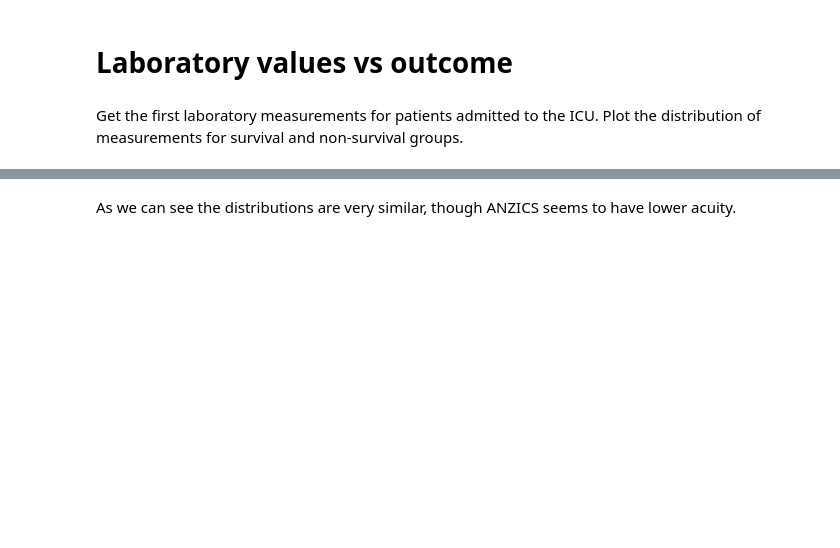
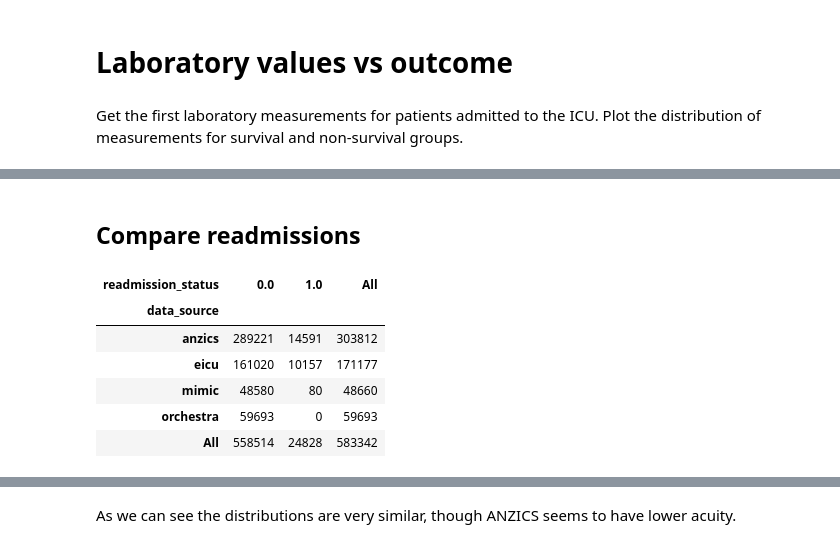
Before and after one commit to MIT-LCP/gossis, a Jupyter notebook: compare-data.ipynb, the cells around one changed output, grey strips where cells are left out. Cells and saved outputs as stored; diff of their text form; code cells hidden in the pictures; blank space fills up the shorter version.

```diff
--- a/compare-data.ipynb
+++ b/compare-data.ipynb
@@ -126,0 +84,13 @@ df_all = pd.concat( [ az_filt[['apsiii','apsiii_prob','hosdead','db']],
+# %% [markdown]
+## Compare readmissions
+# %%
+tbl = pd.crosstab(df['data_source'], df['readmission_status'], margins = True)
+display(HTML(tbl.to_html().replace('NaN', '')))
+# %% [output]
+| readmission_status | 0.0 | 1.0 | All |
+| data_source |  |  |  |
+| anzics | 289221 | 14591 | 303812 |
+| eicu | 161020 | 10157 | 171177 |
+| mimic | 48580 | 80 | 48660 |
+| orchestra | 59693 | 0 | 59693 |
+| All | 558514 | 24828 | 583342 |
```
Also changed, not shown: parts of 22 cells of this notebook.
